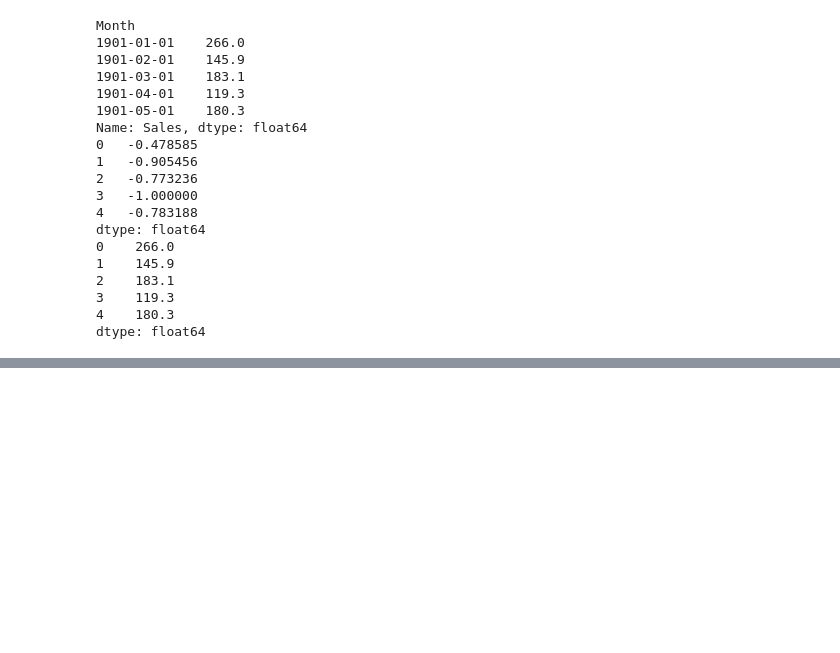
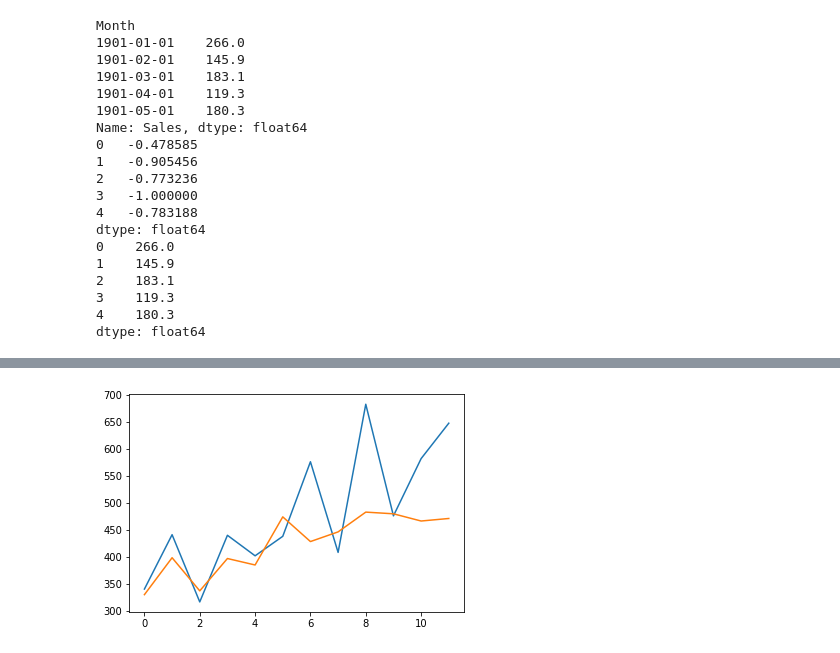
Before and after one commit to Uemerson/time-series-forecasting-lstm-shampoo-sales, a Jupyter notebook: main.ipynb, the cells around one changed output, grey strips where cells are left out. Saved outputs shown, nothing was run; the diff lists cells and outputs as text; code cells hidden in the pictures; blank space fills up the shorter version.

Commit message:
feat: add lstm model

```diff
--- a/main.ipynb
+++ b/main.ipynb
@@ -184,0 +191,92 @@ dtype: float64
+# %%
+# scale train and test data to [-1, 1]
+def scale(train, test):
+	# fit scaler
+	scaler = MinMaxScaler(feature_range=(-1, 1))
+	scaler = scaler.fit(train)
+	# transform train
+	train = train.reshape(train.shape[0], train.shape[1])
+	train_scaled = scaler.transform(train)
+	# transform test
+	test = test.reshape(test.shape[0], test.shape[1])
+	test_scaled = scaler.transform(test)
+	return scaler, train_scaled, test_scaled
+
+# inverse scaling for a forecasted value
+def invert_scale(scaler, X, value):
+	new_row = [x for x in X] + [value]
+	array = numpy.array(new_row)
+	array = array.reshape(1, len(array))
+	inverted = scaler.inverse_transform(array)
+	return inverted[0, -1]
+
+# fit an LSTM network to training data
+def fit_lstm(train, batch_size, nb_epoch, neurons):
+	X, y = train[:, 0:-1], train[:, -1]
+	X = X.reshape(X.shape[0], 1, X.shape[1])
+	model = Sequential()
+	model.add(LSTM(neurons, batch_input_shape=(batch_size, X.shape[1], X.shape[2]), stateful=True))
+	model.add(Dense(1))
+	model.compile(loss='mean_squared_error', optimizer='adam')
+	for i in range(nb_epoch):
+		model.fit(X, y, epochs=1, batch_size=batch_size, verbose=0, shuffle=False)
+		model.reset_states()
+	return model
+
+# make a one-step forecast
+def forecast_lstm(model, batch_size, X):
+	X = X.reshape(1, 1, len(X))
+	yhat = model.predict(X, batch_size=batch_size)
+	return yhat[0,0]
+
+# load dataset
+series = read_csv('shampoo-sales.csv', header=0, parse_dates=[0], index_col=0, squeeze=True, date_parser=parser)
+
+# transform data to be stationary
+raw_values = series.values
+diff_values = difference(raw_values, 1)
+
+# transform data to be supervised learning
+supervised = timeseries_to_supervised(diff_values, 1)
+supervised_values = supervised.values
+
+# split data into train and test-sets
+train, test = supervised_values[0:-12], supervised_values[-12:]
+
+# transform the scale of the data
+scaler, train_scaled, test_scaled = scale(train, test)
+
+# fit the model
+lstm_model = fit_lstm(train_scaled, 1, 3000, 4)
+
+# forecast the entire training dataset to build up state for forecasting
+train_reshaped = train_scaled[:, 0].reshape(len(train_scaled), 1, 1)
+lstm_model.predict(train_reshaped, batch_size=1)
+
+# walk-forward validation on the test data
+predictions = list()
+for i in range(len(test_scaled)):
+	# make one-step forecast
+	X, y = test_scaled[i, 0:-1], test_scaled[i, -1]
+	yhat = forecast_lstm(lstm_model, 1, X)
+
+	# invert scaling
+	yhat = invert_scale(scaler, X, yhat)
+
+	# invert differencing
+	yhat = inverse_difference(raw_values, yhat, len(test_scaled)+1-i)
+
+	# store forecast
+	predictions.append(yhat)
+	expected = raw_values[len(train) + i + 1]
+	print('Month=%d, Predicted=%f, Expected=%f' % (i+1, yhat, expected))
+
+# report performance
+rmse = sqrt(mean_squared_error(raw_values[-12:], predictions))
+print('Test RMSE: %.3f' % rmse)
+
+# line plot of observed vs predicted
+pyplot.plot(raw_values[-12:])
+pyplot.plot(predictions)
+pyplot.show()
+# %% [output]
@@ -184,0 +296 @@ dtype: float64
+[figure, added]
```
Also changed, not shown: parts of 3 cells of this notebook.
